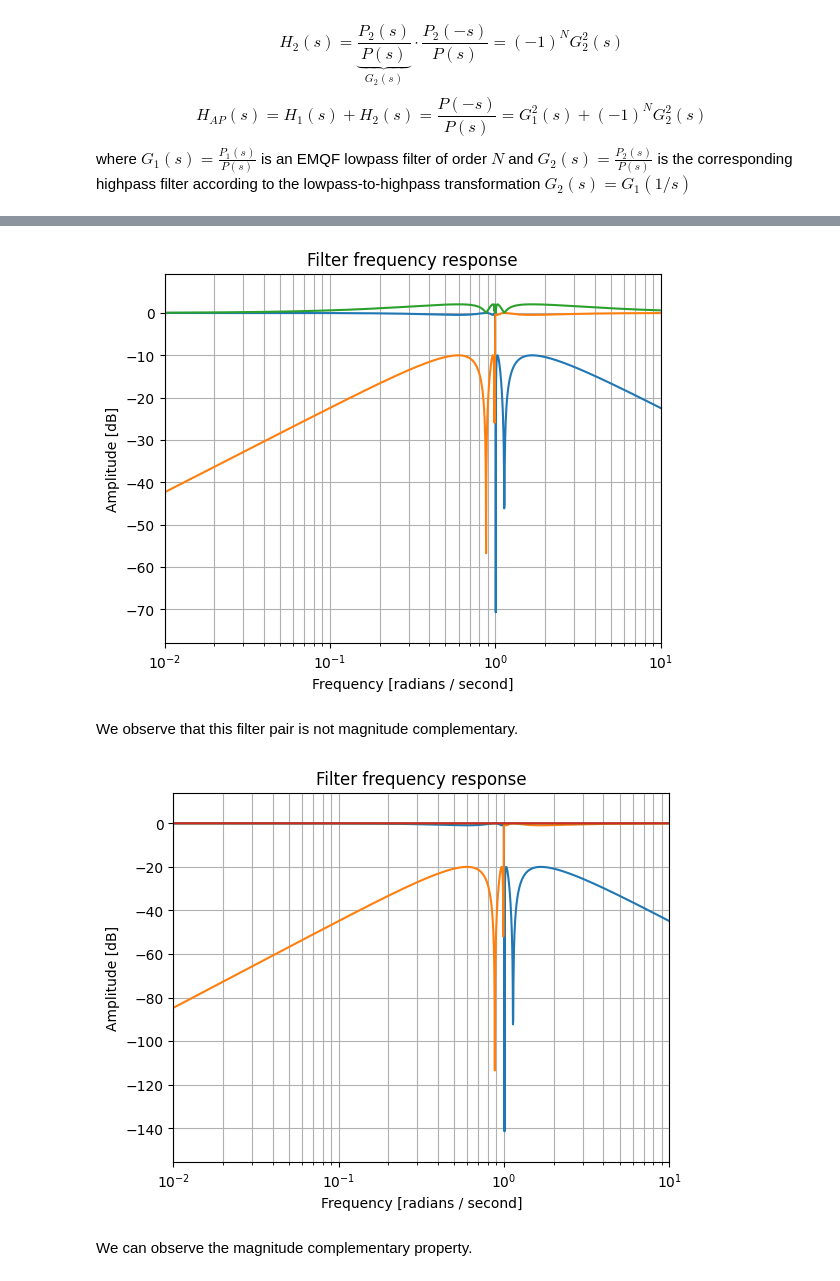
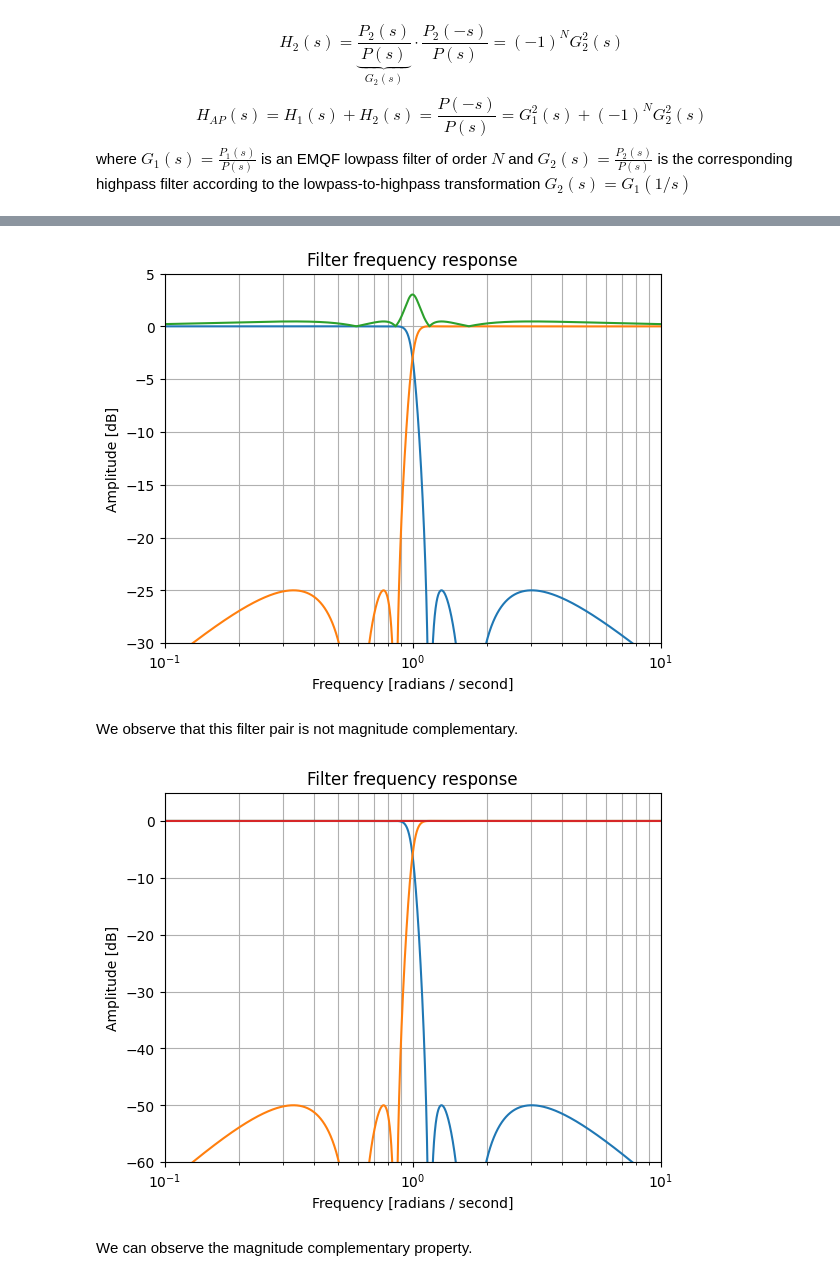
Before and after one commit to raphaelw/filter-design, a Jupyter notebook: examples/linkwitz-riley.ipynb, the cells around one changed output, grey strips where cells are left out. Drawn from its saved outputs; the diff is of its cells as text; code cells hidden in the pictures.

```diff
--- a/examples/linkwitz-riley.ipynb
+++ b/examples/linkwitz-riley.ipynb
@@ -20,3 +18,7 @@ stopband_attenuation = 10 #dB
+# %%
+order = 5
+stopband_attenuation = 25 #dB
+w = np.linspace(10**-1, 10**1, 100000)
 # %% [markdown]
 $$
   	H_1(s) = \underbrace{\frac{P_1(s)}{P(s)}}_{G_1(s)} \cdot \frac{P_1(-s)}{P(s)} = G_1^2(s)
@@ -35,37 +43,38 @@ G_2 = signal.lp2hp_zpk(G_1[0], G_1[1], G_1[2], wo=1.0) # at w_0 is the -3dB freq
 # %%
 z, p , k = G_1
 b, a = signal.zpk2tf(z, p, k)
-w, g1 = signal.freqs(b, a, 2000)
+_, g1 = signal.freqs(b, a, worN=w)
 plt.semilogx(w, 20 * np.log10(abs(g1)))
 
 z, p , k = G_2
 b, a = signal.zpk2tf(z, p, k)
-w, g2 = signal.freqs(b, a, 2000)
+_, g2 = signal.freqs(b, a, worN=w)
 plt.semilogx(w, 20 * np.log10(abs(g2)))
 
 plt.semilogx(w, 20 * np.log10(abs(g1)+abs(g2)))
 
 plt.title("Filter frequency response")
 plt.xlabel("Frequency [radians / second]")
 plt.ylabel("Amplitude [dB]")
 plt.margins(0, 0.1)
+plt.ylim(-30,5)
 plt.grid(which="both", axis="both")
 # plt.axvline(100, color='green') # cutoff frequency
 plt.show()
 # %% [output]
-[figure, old version]
+[figure, new version]
 # %% [markdown]
 We observe that this filter pair is not magnitude complementary.
 # %%
 z, p , k = G_1
 b, a = signal.zpk2tf(z, p, k)
-w, g1 = signal.freqs(b, a, 2000)
+_, g1 = signal.freqs(b, a, worN=w)
 h1 = g1*g1
 plt.semilogx(w, 20 * np.log10(abs(h1)))
 
 z, p , k = G_2
 b, a = signal.zpk2tf(z, p, k)
-w, g2 = signal.freqs(b, a, 2000)
+_, g2 = signal.freqs(b, a, worN=w)
 h2 = (-1)**int(order) * g2*g2
 plt.semilogx(w, 20 * np.log10(abs(h2)))
 
@@ -76,11 +85,12 @@ plt.title("Filter frequency response")
 plt.xlabel("Frequency [radians / second]")
 plt.ylabel("Amplitude [dB]")
 plt.margins(0, 0.1)
+plt.ylim(-60,5)
 plt.grid(which="both", axis="both")
 # plt.axvline(100, color='green') # cutoff frequency
 # plt.ylim(-30,5)
 plt.show()
 # %% [output]
-[figure, old version]
+[figure, new version]
 # %% [markdown]
 We can observe the magnitude complementary property.
```
Also changed, not shown: parts of 4 cells of this notebook.
